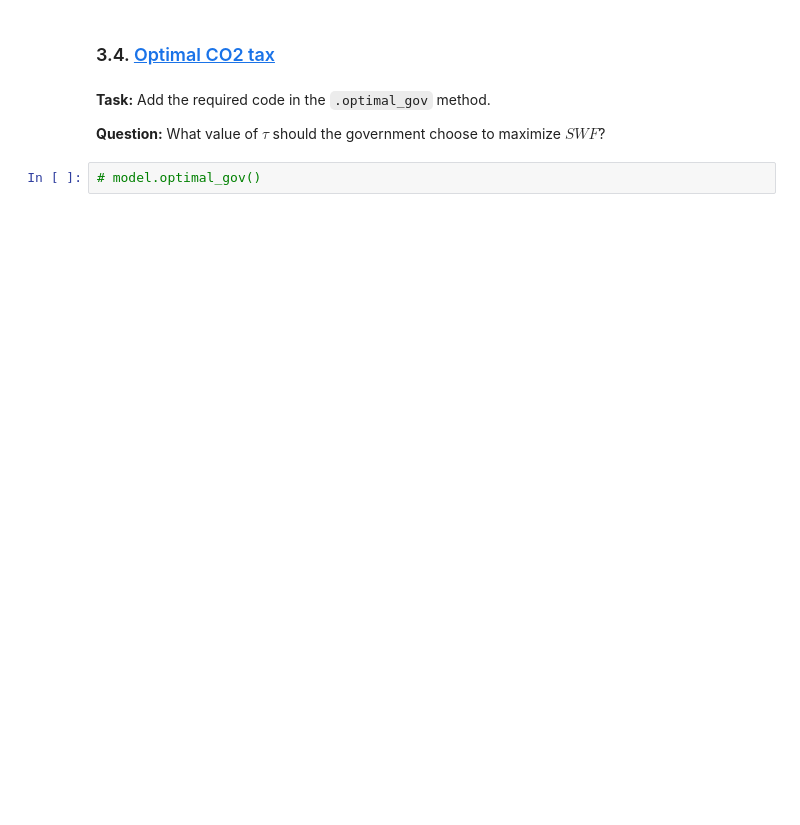
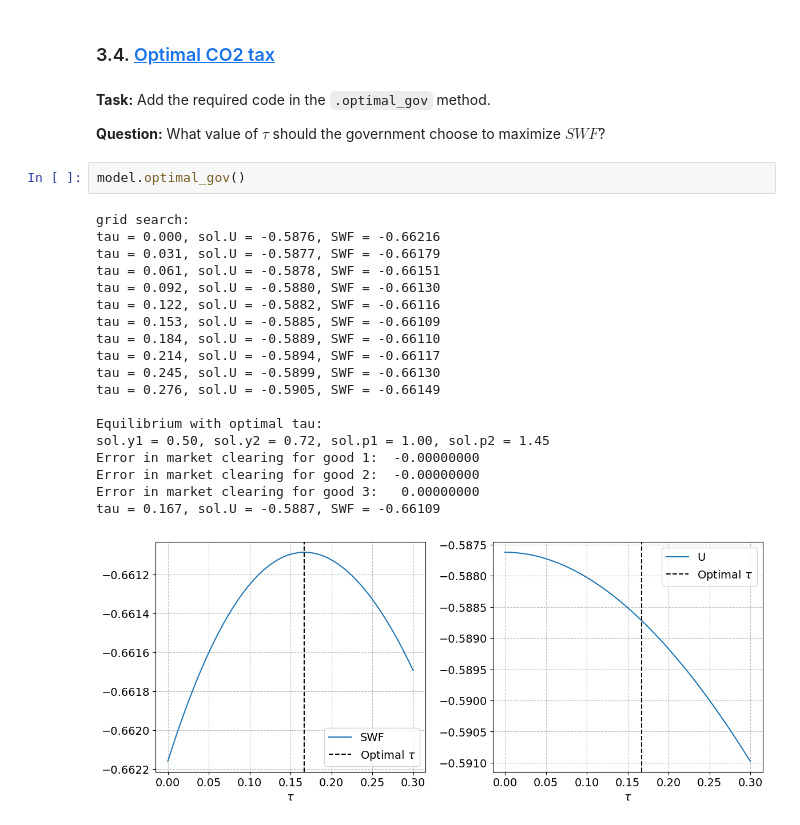
Before and after one commit to Hsueh-1113/Programming-for-Economists, a Jupyter notebook: Problem_set_6_Walras/Problem_Set_6_Walras.ipynb, the cells around one changed output. Saved outputs shown, nothing was run; the diff lists cells and outputs as text; blank space fills up the shorter version.

```diff
--- a/Problem_set_6_Walras/Problem_Set_6_Walras.ipynb
+++ b/Problem_set_6_Walras/Problem_Set_6_Walras.ipynb
@@ -535,4 +573,24 @@ NameError: name 'res' is not defined
 
 **Question:** What value of $\tau$ should the government choose to maximize $SWF$?
 # %%
-# model.optimal_gov()
+model.optimal_gov()
+# %% [output]
+grid search:
+tau = 0.000, sol.U = -0.5876, SWF = -0.66216
+tau = 0.031, sol.U = -0.5877, SWF = -0.66179
+tau = 0.061, sol.U = -0.5878, SWF = -0.66151
+tau = 0.092, sol.U = -0.5880, SWF = -0.66130
+tau = 0.122, sol.U = -0.5882, SWF = -0.66116
+tau = 0.153, sol.U = -0.5885, SWF = -0.66109
+tau = 0.184, sol.U = -0.5889, SWF = -0.66110
+tau = 0.214, sol.U = -0.5894, SWF = -0.66117
+tau = 0.245, sol.U = -0.5899, SWF = -0.66130
+tau = 0.276, sol.U = -0.5905, SWF = -0.66149
+
+Equilibrium with optimal tau:
+sol.y1 = 0.50, sol.y2 = 0.72, sol.p1 = 1.00, sol.p2 = 1.45
+Error in market clearing for good 1:  -0.00000000
+Error in market clearing for good 2:  -0.00000000
+Error in market clearing for good 3:   0.00000000
+tau = 0.167, sol.U = -0.5887, SWF = -0.66109
+[figure, added]
```
Also changed, not shown: parts of 6 cells of this notebook, 2 other files.
